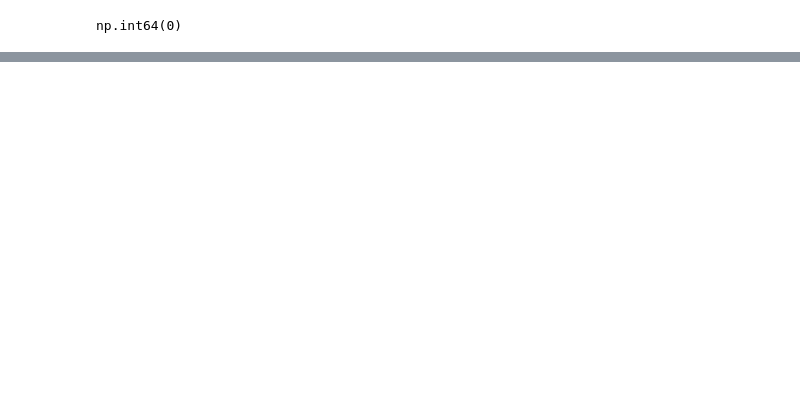
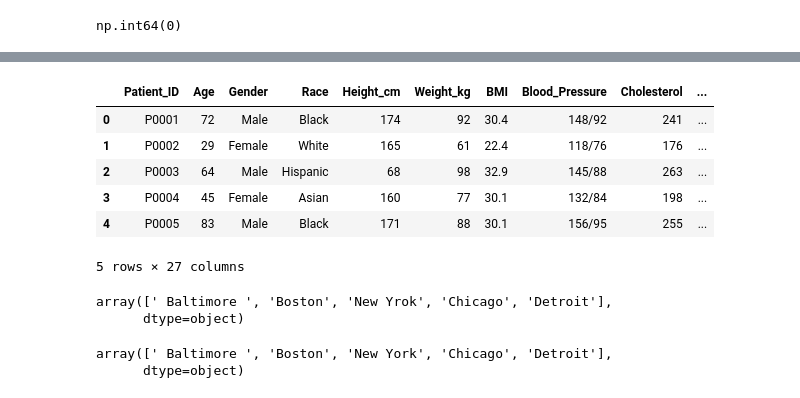
Before and after one commit to tapay9/healthcare_analysis, a Jupyter notebook: healthcare_analysis.ipynb, the cells around one changed output, grey strips where cells are left out. Saved outputs shown, nothing was run; the diff lists cells and outputs as text; code cells hidden in the pictures; blank space fills up the shorter version.

```diff
--- a/healthcare_analysis.ipynb
+++ b/healthcare_analysis.ipynb
@@ -84,3 +72,5 @@ df.describe()
 df.duplicated().sum()
 # %% [output]
 np.int64(0)
+# %%
+df["Alcohol_Use"] = df["Alcohol_Use"].fillna("Unknown")
@@ -86,0 +101,2 @@ np.int64(0)
+# %%
+ df["Admission_Date"] = pd.to_datetime(df["Admission_Date"], format='mixed' )
@@ -86,0 +111,2 @@ np.int64(0)
+# %%
+df["Discharge_Date"] = pd.to_datetime(df["Discharge_Date"], format='mixed')
@@ -86,0 +143,17 @@ np.int64(0)
+# %%
+df["Gender"] = df["Gender"].str.title()
+# %%
+df.head()
+# %% [output]
+|  | Patient_ID | Age | Gender | Race | Height_cm | Weight_kg | BMI | Blood_Pressure | Cholesterol | ... |
+| 0 | P0001 | 72 | Male | Black | 174 | 92 | 30.4 | 148/92 | 241 | ... |
+| 1 | P0002 | 29 | Female | White | 165 | 61 | 22.4 | 118/76 | 176 | ... |
+| 2 | P0003 | 64 | Male | Hispanic | 68 | 98 | 32.9 | 145/88 | 263 | ... |
+| 3 | P0004 | 45 | Female | Asian | 160 | 77 | 30.1 | 132/84 | 198 | ... |
+| 4 | P0005 | 83 | Male | Black | 171 | 88 | 30.1 | 156/95 | 255 | ... |
+5 rows × 27 columns
+# %%
+df["City"].unique()
+# %% [output]
+array([' Baltimore ', 'Boston', 'New Yrok', 'Chicago', 'Detroit'],
+      dtype=object)
@@ -86,0 +164,5 @@ np.int64(0)
+# %%
+df["City"].unique()
+# %% [output]
+array([' Baltimore ', 'Boston', 'New York', 'Chicago', 'Detroit'],
+      dtype=object)
```
Also changed, not shown: parts of 7 cells of this notebook.
